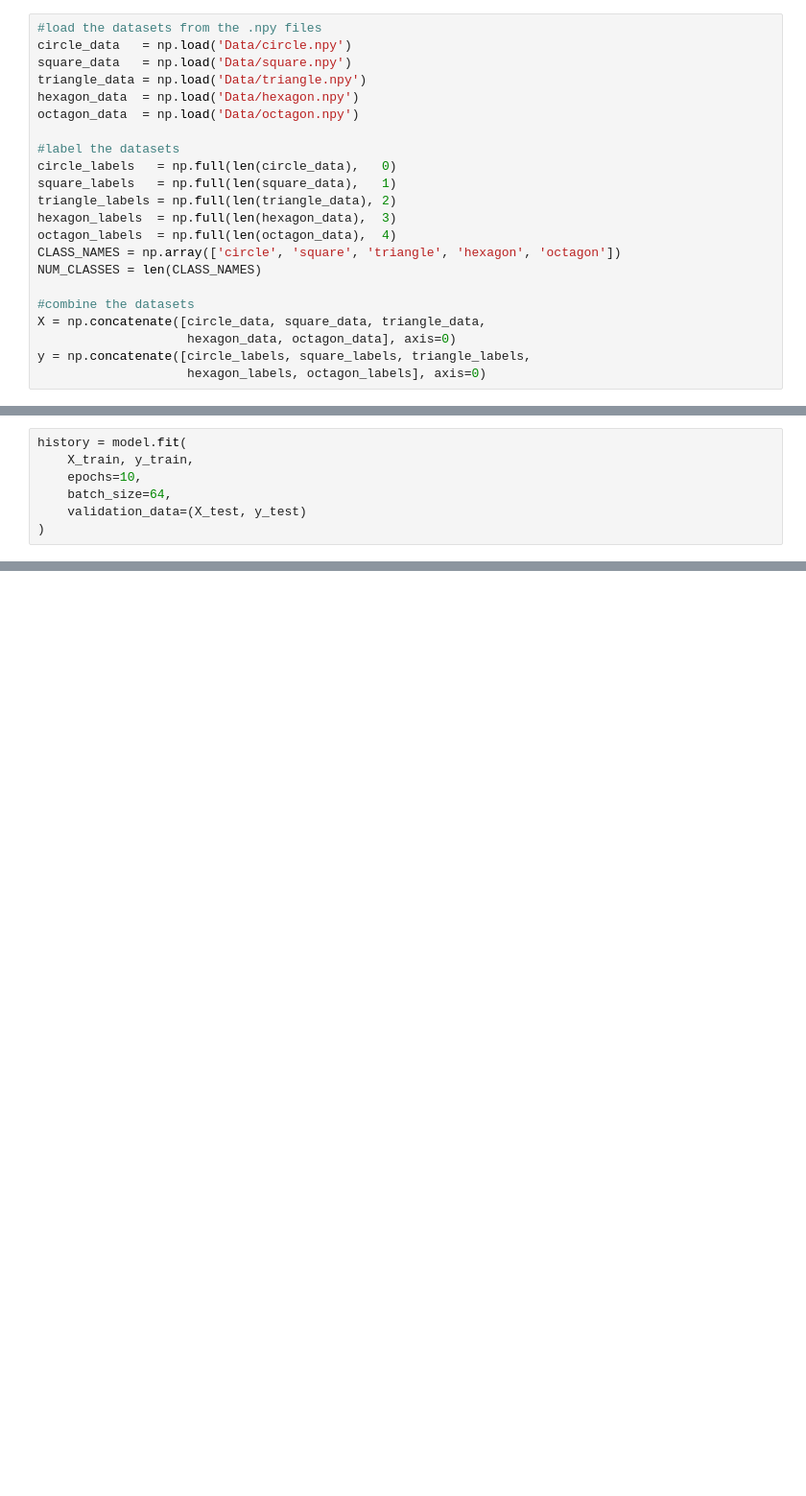
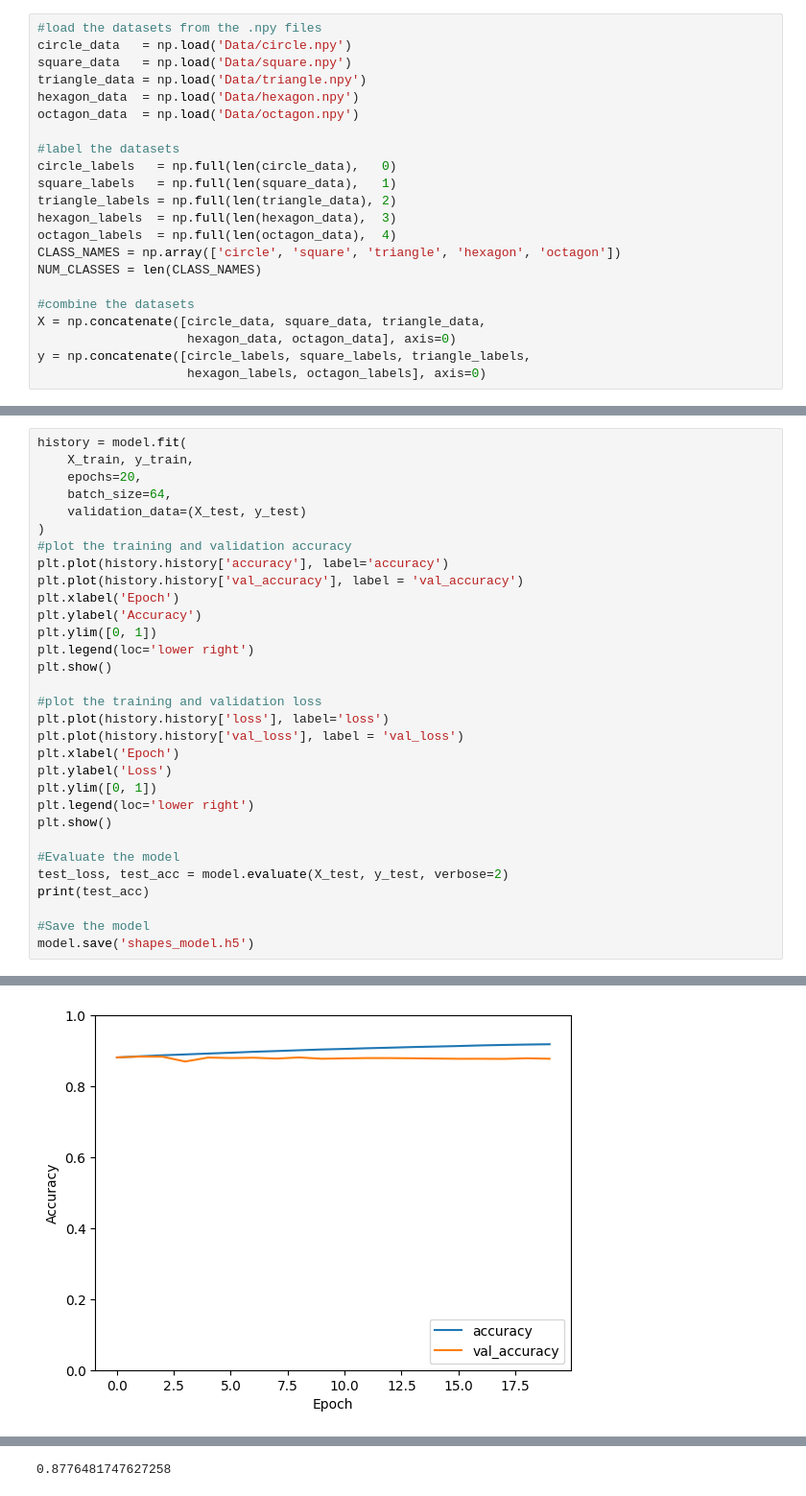
Before and after one commit to siakhorsand/ShapeNet, a Jupyter notebook: P1.ipynb, the cells around one changed output, grey strips where cells are left out. Shown: that part at 96% size. Drawn from its saved outputs; the diff is of its cells as text; blank space fills up the shorter version.

```diff
--- a/P1.ipynb
+++ b/P1.ipynb
@@ -116,7 +123,0 @@ Model: "sequential_2"
-# %%
-history = model.fit(
-    X_train, y_train,
-    epochs=10,
-    batch_size=64,
-    validation_data=(X_test, y_test)
-)
@@ -128,0 +124,32 @@ KeyboardInterrupt:
+# %%
+history = model.fit(
+    X_train, y_train,
+    epochs=20,
+    batch_size=64,
+    validation_data=(X_test, y_test)
+)
+#plot the training and validation accuracy
+plt.plot(history.history['accuracy'], label='accuracy')
+plt.plot(history.history['val_accuracy'], label = 'val_accuracy')
+plt.xlabel('Epoch')
+plt.ylabel('Accuracy')
+plt.ylim([0, 1])
+plt.legend(loc='lower right')
+plt.show()
+
+#plot the training and validation loss
+plt.plot(history.history['loss'], label='loss')
+plt.plot(history.history['val_loss'], label = 'val_loss')
+plt.xlabel('Epoch')
+plt.ylabel('Loss')
+plt.ylim([0, 1])
+plt.legend(loc='lower right')
+plt.show()
+
+#Evaluate the model
+test_loss, test_acc = model.evaluate(X_test, y_test, verbose=2)
+print(test_acc)
+
+#Save the model
+model.save('shapes_model.h5')
+# %% [output]
@@ -128,0 +173 @@ KeyboardInterrupt:
+[figure, added]
@@ -129,3 +177,4 @@ KeyboardInterrupt:
+0.8776481747627258
 # %%
 loss, acc = model.evaluate(X_test, y_test)
 print(f"Test Accuracy: {acc:.4f}")
```
Also changed, not shown: parts of 8 cells of this notebook, 3 other files.
